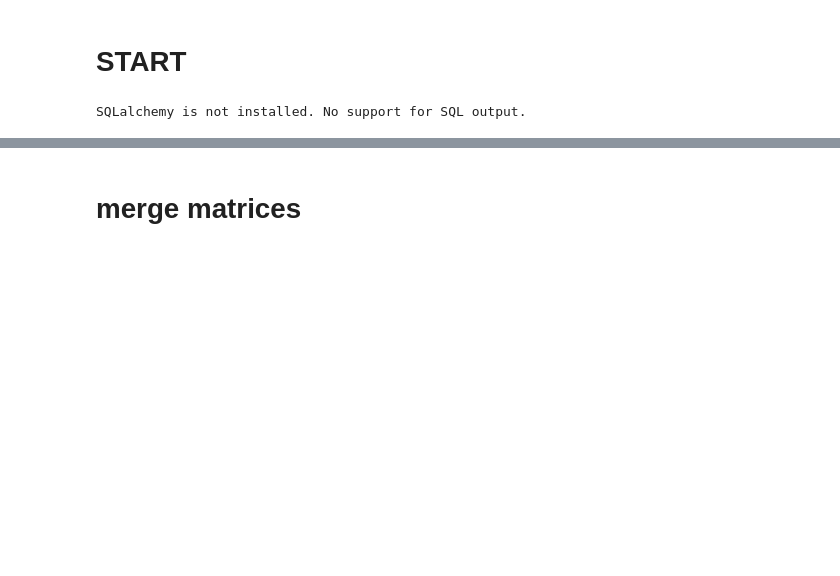
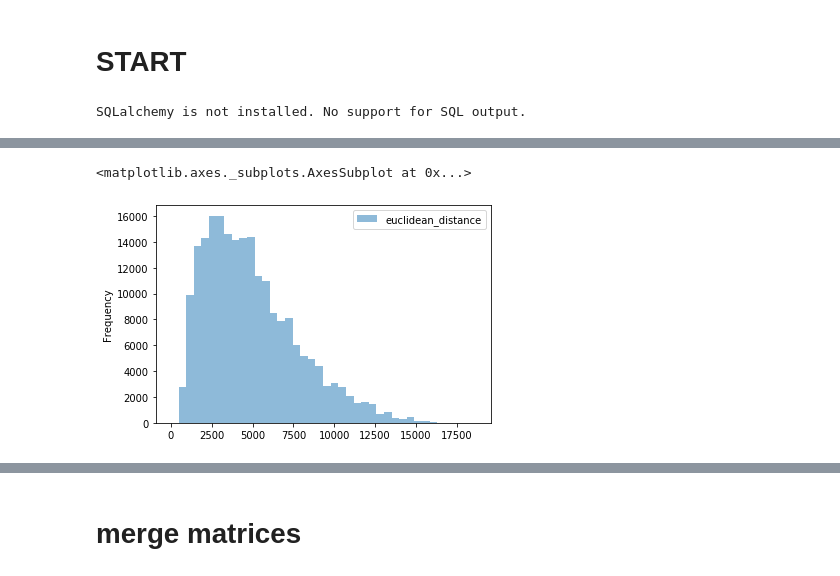
Before and after one commit to systragroup/quetzal_paris, a Jupyter notebook: notebooks/transport/B20_generation_distribution.ipynb, the cells around one changed output, grey strips where cells are left out. Cells and saved outputs as stored; diff of their text form; code cells hidden in the pictures; blank space fills up the shorter version.

```diff
--- a/notebooks/transport/B20_generation_distribution.ipynb
+++ b/notebooks/transport/B20_generation_distribution.ipynb
@@ -30,0 +64,2 @@ sm.zones['pop'].sum()
+# %%
+sm_default = sm.copy()
@@ -30,0 +79,10 @@ sm.zones['pop'].sum()
+# %%
+from syspy.skims import skims
+euclidean = skims.euclidean(sm_default.zones, coordinates_unit=sm_default.coordinates_unit)
+# %%
+od = pd.merge(sm_default.volumes, euclidean, on=['origin', 'destination'])
+import matplotlib.pyplot as plt
+od[['euclidean_distance']].plot(kind='hist', weights=od['volume'], bins=40, alpha=0.5)
+# %% [output]
+<matplotlib.axes._subplots.AxesSubplot at 0x...>
+[figure, added]
```
Also changed, not shown: parts of 33 cells of this notebook, 3 other files.
